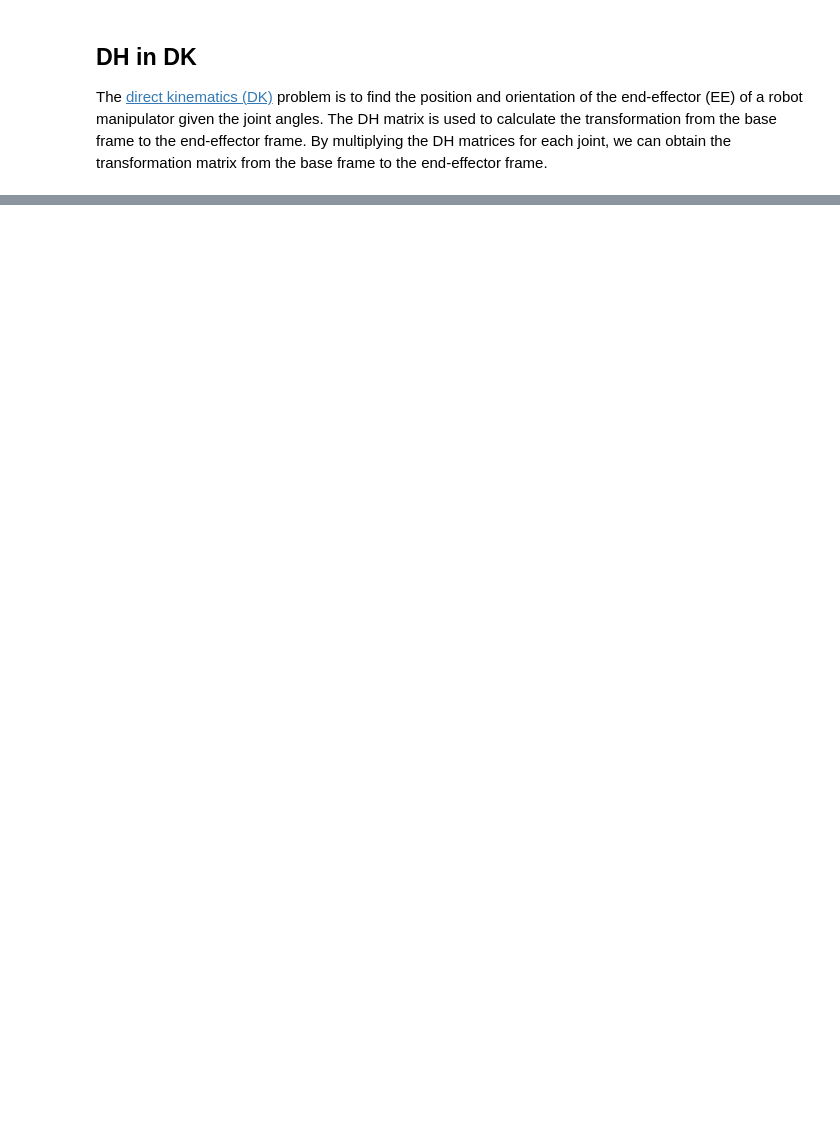
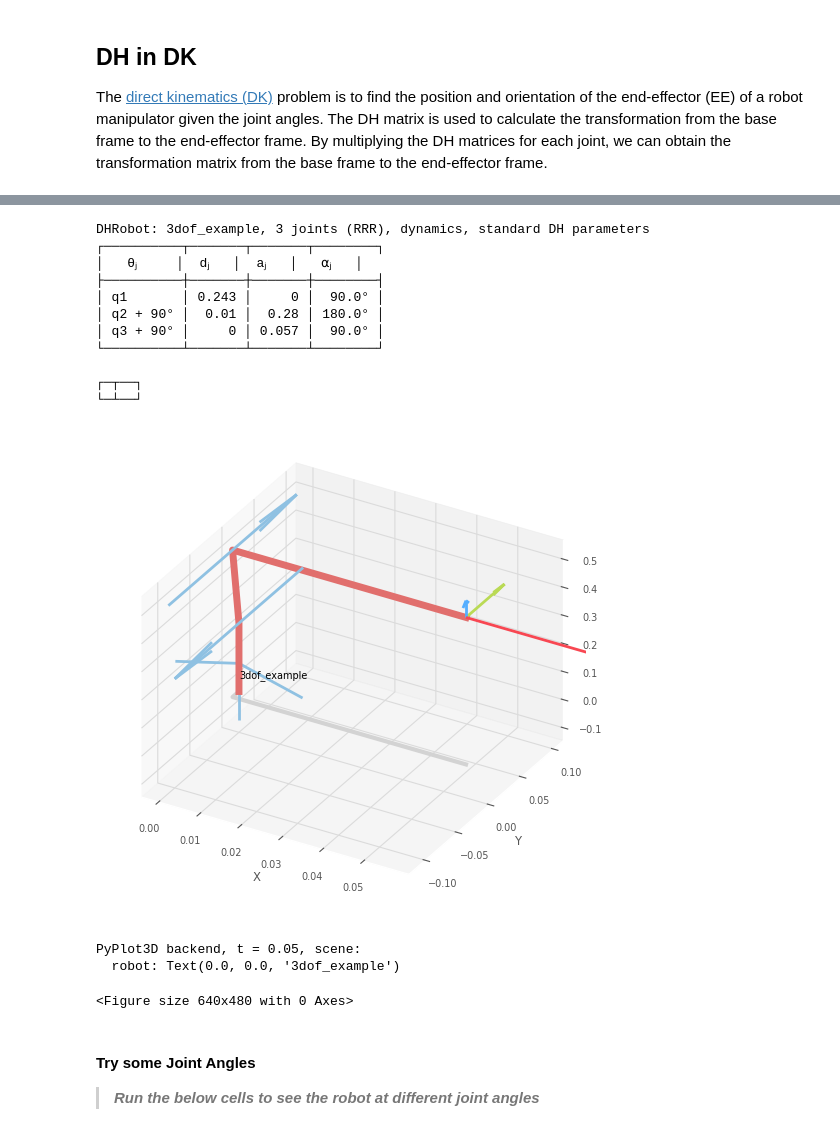
Before and after one commit to CollaborativeRoboticsLab/foundations-of-robotics-labs, a Jupyter notebook: 3-kinematics/02-direct-kinematics.ipynb, the cells around one changed output, grey strips where cells are left out. Cells and saved outputs as stored; diff of their text form; code cells hidden in the pictures; blank space fills up the shorter version.

```diff
--- a/3-kinematics/02-direct-kinematics.ipynb
+++ b/3-kinematics/02-direct-kinematics.ipynb
@@ -51 +101,47 @@ The [direct kinematics (DK)](https://en.wikipedia.org/wiki/Forward_kinematics) p
+# %%
+import math
+import roboticstoolbox as rtb
+
+robot_3dof = rtb.DHRobot(
+    [
+        rtb.RevoluteDH(
+            d = 0.243,
+            alpha = math.radians(90),
+            a = 0
+        ),
+        rtb.RevoluteDH(
+            d = 0.010,
+            alpha = math.radians(180),
+            a = 0.280,
+            offset = math.radians(90)
+        ),
+        rtb.RevoluteDH(
+            d = 0,
+            alpha = math.radians(90),
+            a = 0.057,
+            offset = math.radians(90)
+        )
+    ],
+    name = "3dof_example"
+)
+
+print(robot_3dof)
+
+robot_3dof.plot([0,0,0])
+# %% [output]
+DHRobot: 3dof_example, 3 joints (RRR), dynamics, standard DH parameters
+┌──────────┬───────┬───────┬────────┐
+│   θⱼ     │  dⱼ   │  aⱼ   │   ⍺ⱼ   │
+├──────────┼───────┼───────┼────────┤
+│ q1       │ 0.243 │     0 │  90.0° │
+│ q2 + 90° │  0.01 │  0.28 │ 180.0° │
+│ q3 + 90° │     0 │ 0.057 │  90.0° │
+└──────────┴───────┴───────┴────────┘
+
+┌─┬──┐
+└─┴──┘
+[figure, added]
+PyPlot3D backend, t = 0.05, scene:
+  robot: Text(0.0, 0.0, '3dof_example')
+<Figure size 640x480 with 0 Axes>
 # %%
@@ -82,4 +196,8 @@ def dk(t1,t2,t3):
     return np.array([H[0,3], H[1,3], H[2,3], w, p, r])
+# %% [markdown]
+#### Try some Joint Angles
+
+> ***Run the below cells to see the robot at different joint angles***
 # %%
 # Test of the function dk(t1,t2,t3)
 pose = dk(0,0,0)
```
Also changed, not shown: parts of 15 cells of this notebook, 3 other files.
